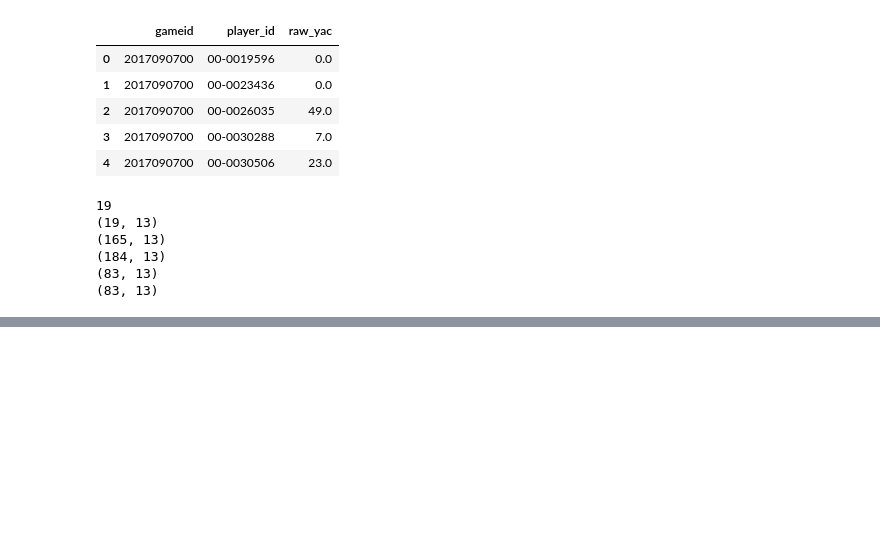
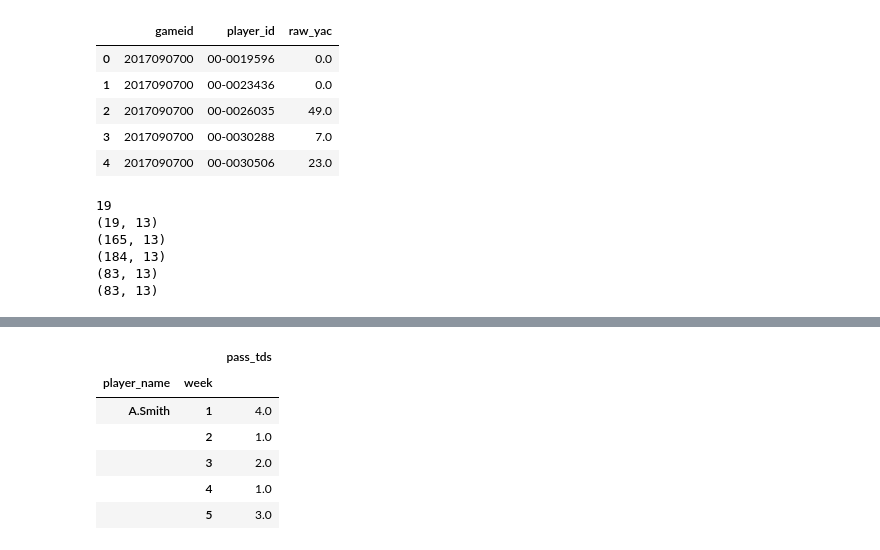
Before and after one commit to 10E-4m2/Notes-LTCWFF, a Jupyter notebook: LTCWFF-HandsOn.ipynb, the cells around one changed output, grey strips where cells are left out. Cells and saved outputs as stored; diff of their text form; code cells hidden in the pictures; blank space fills up the shorter version.

```diff
--- a/LTCWFF-HandsOn.ipynb
+++ b/LTCWFF-HandsOn.ipynb
@@ -883,0 +903,61 @@ print(adp_no_desc2.shape)
+# %%
+# grouping
+pbp_df.groupby('game_id').sum()
+    # note: 'game_id' is index of resulting DF
+pbp_df.groupby('game_id', as_index=False).sum()
+    # note: 'game_id' is not index of resulting DF
+sum_some_cols = ['yards_gained','rush_attempt',
+                 'pass_attempt','shotgun']
+pbp_df.groupby('game_id').sum()[sum_some_cols]
+    # note: report aggregation only for selected col subset
+
+# agg uses dict to use different functions
+# when aggregating differnt columns
+pbp_df.groupby('game_id').agg({
+    'yards_gained': 'sum',
+    'play_id': 'count',
+    'interception': 'sum'})
+
+# can also pass alias for aggregated columns = ('var','function')
+pbp_df.groupby('game_id').agg(
+    yards_gained = ('yards_gained', 'sum'),
+    n_plays = ('play_id', 'count'),
+    interception = ('interception', 'sum'))
+
+# can group by >1 variable
+yards_per_team_game = (pbp_df.groupby(['game_id','posteam']).agg(
+                    ave_yards_per_play = ('yards_gained','mean'),
+                    total_yards = ('yards_gained','sum')))
+yards_per_team_game.head()
+
+# indices for multilevel DFs require a tuple
+yards_per_team_game.loc[[(2018101412,'NE')]]
+
+# avoid multilevel index with reset_index
+yards_per_team_game.reset_index()
+
+
+# stacking/unstacking
+qb_games = pg_df.loc[pg_df['pos'] == 'QB',
+                    ['player_name','week','pass_tds']]
+qb_games.sample(5) # 1 row per qb per week
+
+qb_games_reshaped = qb_games.set_index(['player_name',
+                                        'week']).unstack()
+qb_games_reshaped.sample(5) # 1 row per qb, 1 col per week
+    # note: this preserves all info from original DF
+
+qb_total_tds = qb_games_reshaped.sum(axis=1)
+qb_total_tds.sample(5) # unstacked data easily aggregates over index
+qb_games_reshaped.max(axis=0) # max pass TDs by week
+
+qb_games_reshaped_undo = qb_games_reshaped.stack()
+qb_games_reshaped_undo.head() # recovers orignal DF, now sorted
+# %% [output]
+|  |  | pass_tds |
+| player_name | week |  |
+| A.Smith | 1 | 4.0 |
+|  | 2 | 1.0 |
+|  | 3 | 2.0 |
+|  | 4 | 1.0 |
+|  | 5 | 3.0 |
```
Also changed, not shown: parts of 2 cells of this notebook.
